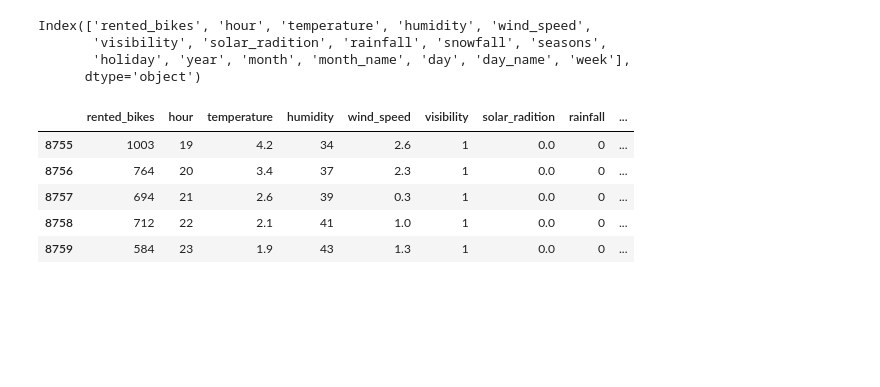
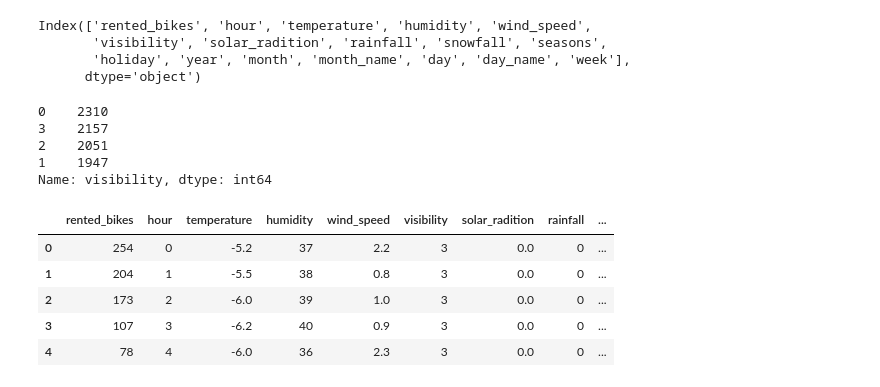
Before and after one commit to vikaschaudhary53/Seoul-Bike-Sharing-Demand-Prediction, a Jupyter notebook: Seoul_Bike_Sharing_Demand_Prediction(ML_Regression_Project).ipynb, the cells around one changed output. Saved outputs shown, nothing was run; the diff lists cells and outputs as text; code cells hidden in the pictures; blank space fills up the shorter version.

```diff
--- a/Seoul_Bike_Sharing_Demand_Prediction(ML_Regression_Project).ipynb
+++ b/Seoul_Bike_Sharing_Demand_Prediction(ML_Regression_Project).ipynb
@@ -520,16 +506,37 @@ df_copy = df_copy.replace(encoders_nums)
 # %%
 df_copy['rainfall'] = df_copy['rainfall'].apply(lambda x: 0 if x==0.0 else 1)
 df_copy['snowfall'] = df_copy['snowfall'].apply(lambda x: 0 if x==0.0 else 1)
-df_copy['visibility'] = df_copy['snowfall'].apply(lambda x: 0 if x==2000 else 1)
+#df_copy['visibility'] = df_copy['visibility'].apply(lambda x: 0 if x<1000 else (1 if 1000<x<2000 else 2))
+# %%
+def visibility(row):
+  if (row['visibility']<1000):
+    val = 0
+  elif ((row['visibility']>1000) & (row['visibility']<1700)):
+    val = 1
+  elif ((row['visibility']>1700) & (row['visibility']<2000)):
+    val = 2
+  else:
+    val = 3
+  return val
+# %%
+df_copy['visibility'] = df_copy.apply(visibility, axis=1)
+# %%
+df_copy['visibility'].value_counts()
+# %% [output]
+0    2310
+3    2157
+2    2051
+1    1947
+Name: visibility, dtype: int64
 # %%
-df_copy.tail()
+df_copy.head()
 # %% [output]
 |  | rented_bikes | hour | temperature | humidity | wind_speed | visibility | solar_radition | rainfall | ... |
-| 8755 | 1003 | 19 | 4.2 | 34 | 2.6 | 1 | 0.0 | 0 | ... |
-| 8756 | 764 | 20 | 3.4 | 37 | 2.3 | 1 | 0.0 | 0 | ... |
-| 8757 | 694 | 21 | 2.6 | 39 | 0.3 | 1 | 0.0 | 0 | ... |
-| 8758 | 712 | 22 | 2.1 | 41 | 1.0 | 1 | 0.0 | 0 | ... |
-| 8759 | 584 | 23 | 1.9 | 43 | 1.3 | 1 | 0.0 | 0 | ... |
+| 0 | 254 | 0 | -5.2 | 37 | 2.2 | 3 | 0.0 | 0 | ... |
+| 1 | 204 | 1 | -5.5 | 38 | 0.8 | 3 | 0.0 | 0 | ... |
+| 2 | 173 | 2 | -6.0 | 39 | 1.0 | 3 | 0.0 | 0 | ... |
+| 3 | 107 | 3 | -6.2 | 40 | 0.9 | 3 | 0.0 | 0 | ... |
+| 4 | 78 | 4 | -6.0 | 36 | 2.3 | 3 | 0.0 | 0 | ... |
 # %%
 #Drop 'year' and 'month_name' columns
 df_copy.drop(columns=["year",'month_name'], inplace=True)
```
Also changed, not shown: parts of 14 cells of this notebook.
